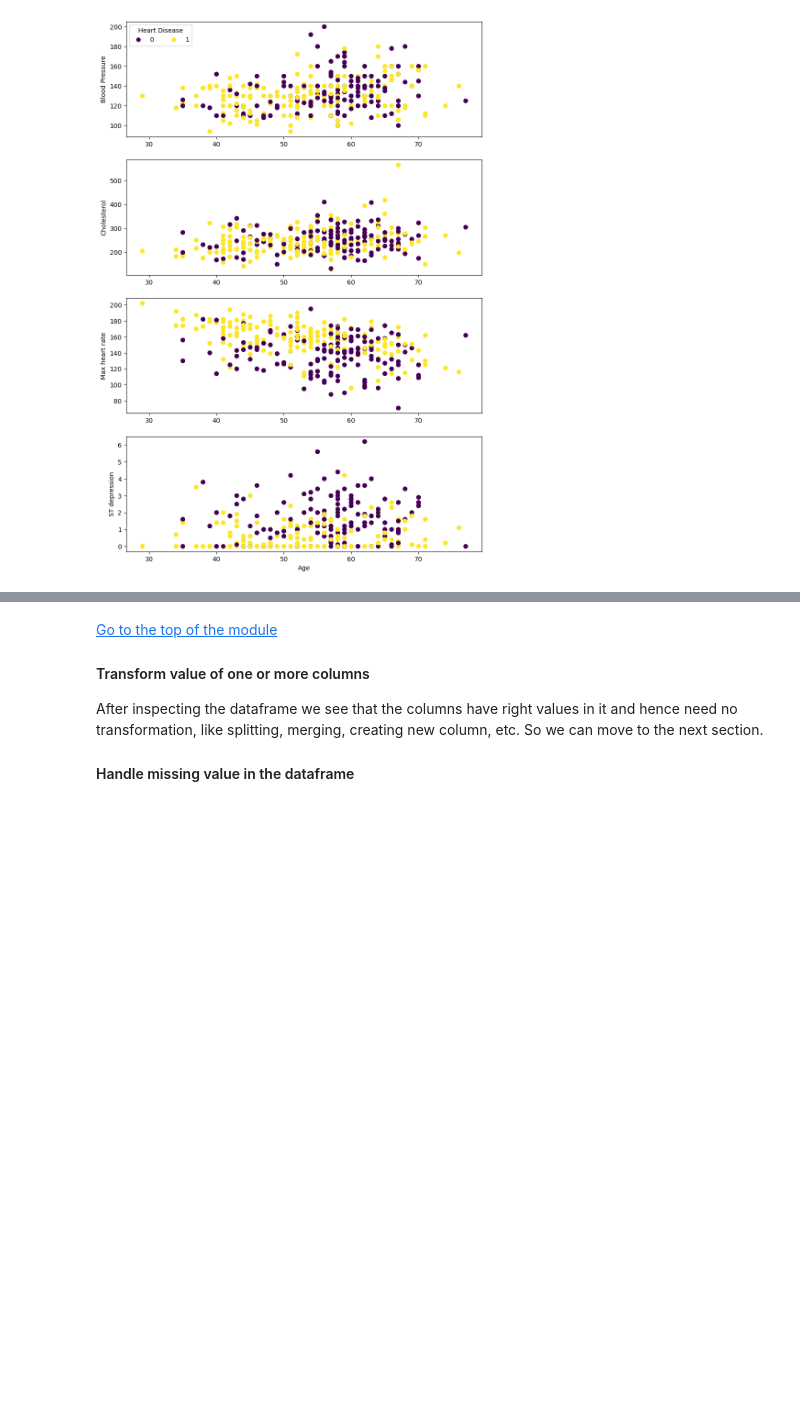
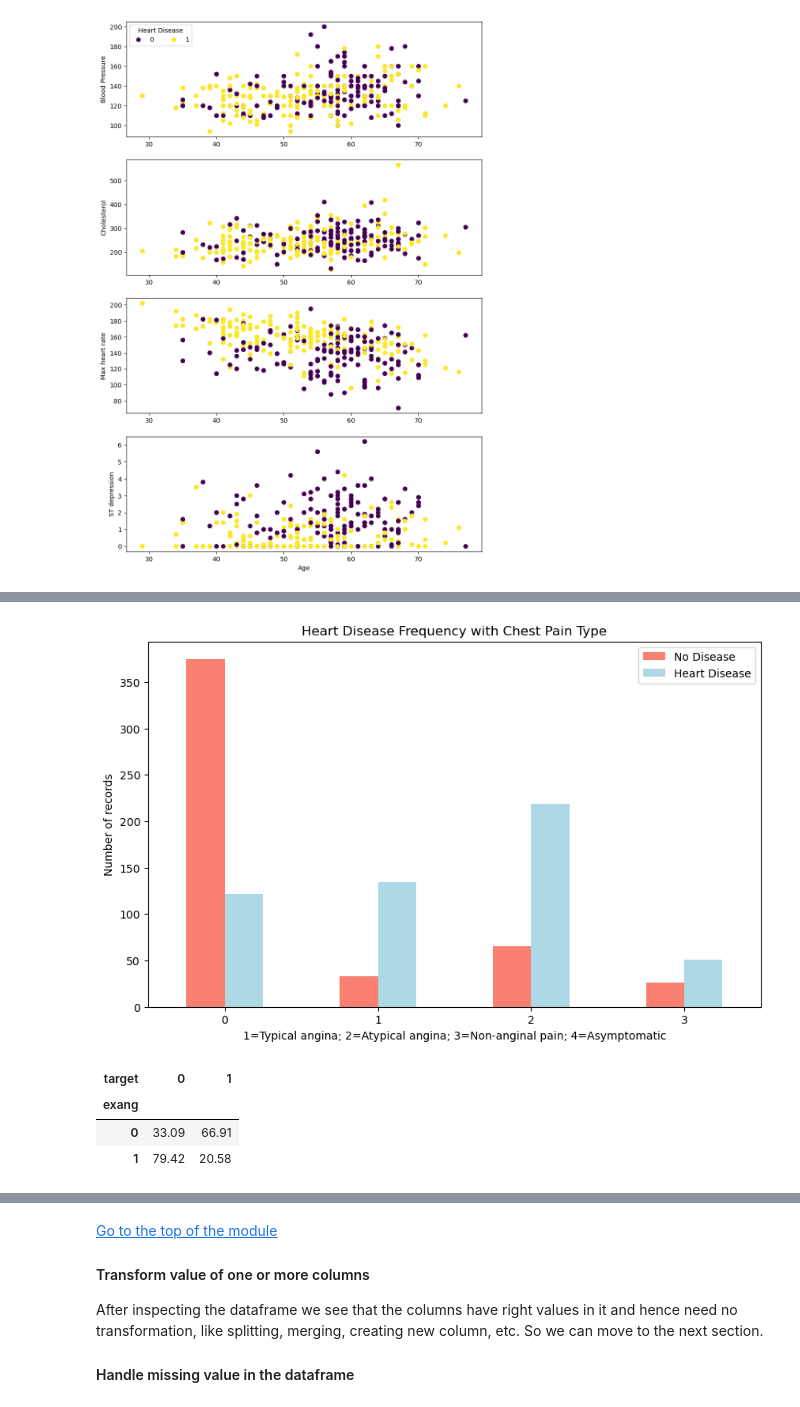
Before and after one commit to GoAshim/Machine-Learning, a Jupyter notebook: Classification/Machine Learning Project - Predict Heart Disease.ipynb, the cells around one changed output, grey strips where cells are left out. Drawn from its saved outputs; the diff is of its cells as text; code cells hidden in the pictures; blank space fills up the shorter version.

```diff
--- a/Classification/Machine Learning Project - Predict Heart Disease.ipynb
+++ b/Classification/Machine Learning Project - Predict Heart Disease.ipynb
@@ -181,0 +211,20 @@ ax[3].set(xlabel="Age", ylabel="ST depression");
+# %%
+pd.crosstab(hd_v1['cp'], hd_v1['target']).plot(kind='bar',
+                                               figsize=(10,6),
+                                               color=['salmon','lightblue'])
+plt.title("Heart Disease Frequency with Chest Pain Type")
+plt.xlabel("1=Typical angina; 2=Atypical angina; 3=Non-anginal pain; 4=Asymptomatic")
+plt.ylabel("Number of Records")
+plt.legend(["No Disease","Heart Disease"])
+plt.xticks(rotation=0);
+# %% [output]
+[figure, added]
+# %%
+# Relationship via cross tab between exang and target
+
+pd.crosstab(hd_v1['exang'], hd_v1['target'], normalize='index').round(4)*100
+# %% [output]
+| target | 0 | 1 |
+| exang |  |  |
+| 0 | 33.09 | 66.91 |
+| 1 | 79.42 | 20.58 |
```
Also changed, not shown: parts of 9 cells of this notebook.
